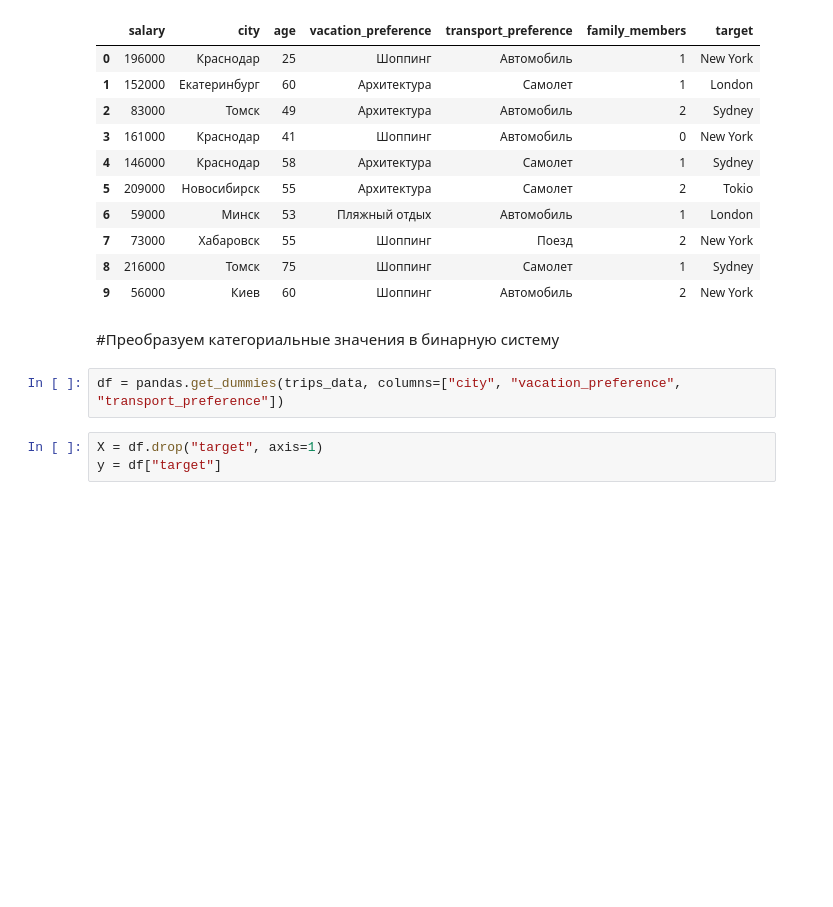
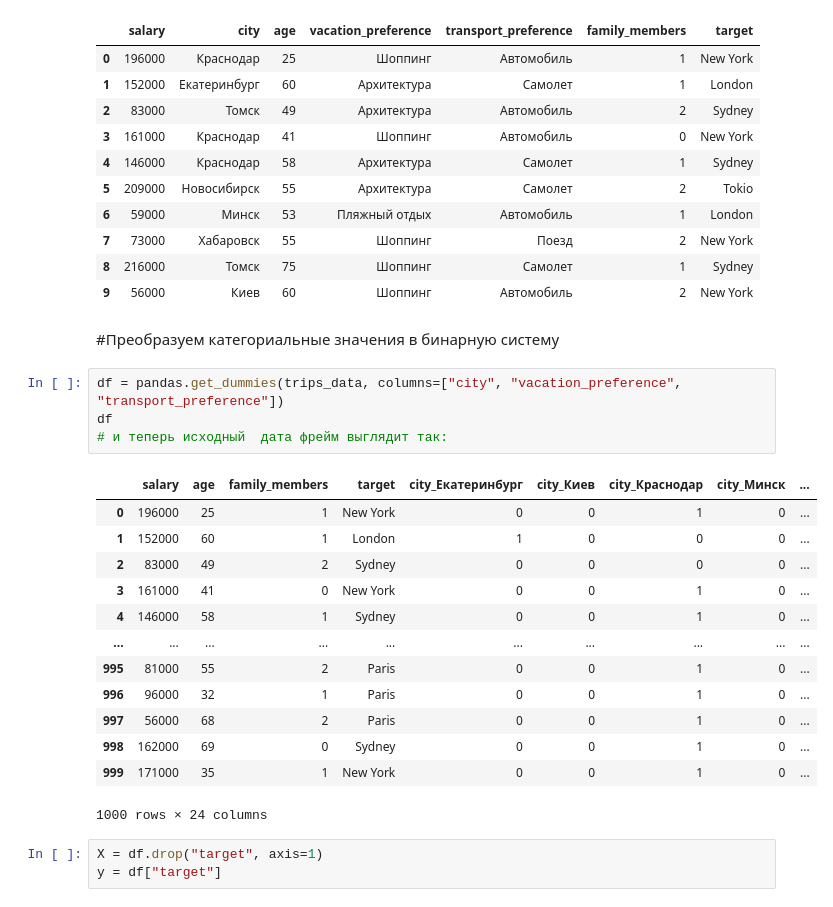
Before and after one commit to QAtester-MM/-----------------------------, a Jupyter notebook: Travel_dataset.ipynb, the cells around one changed output. Drawn from its saved outputs; the diff is of its cells as text; blank space fills up the shorter version.

```diff
--- a/Travel_dataset.ipynb
+++ b/Travel_dataset.ipynb
@@ -149,6 +149,22 @@ trips_data.head(10)
 #Преобразуем категориальные значения в бинарную систему
 # %%
 df = pandas.get_dummies(trips_data, columns=["city", "vacation_preference", "transport_preference"])
+df
+# и теперь исходный  дата фрейм выглядит так:
+# %% [output]
+|  | salary | age | family_members | target | city_Екатеринбург | city_Киев | city_Краснодар | city_Минск | ... |
+| 0 | 196000 | 25 | 1 | New York | 0 | 0 | 1 | 0 | ... |
+| 1 | 152000 | 60 | 1 | London | 1 | 0 | 0 | 0 | ... |
+| 2 | 83000 | 49 | 2 | Sydney | 0 | 0 | 0 | 0 | ... |
+| 3 | 161000 | 41 | 0 | New York | 0 | 0 | 1 | 0 | ... |
+| 4 | 146000 | 58 | 1 | Sydney | 0 | 0 | 1 | 0 | ... |
+| ... | ... | ... | ... | ... | ... | ... | ... | ... | ... |
+| 995 | 81000 | 55 | 2 | Paris | 0 | 0 | 1 | 0 | ... |
+| 996 | 96000 | 32 | 1 | Paris | 0 | 0 | 1 | 0 | ... |
+| 997 | 56000 | 68 | 2 | Paris | 0 | 0 | 1 | 0 | ... |
+| 998 | 162000 | 69 | 0 | Sydney | 0 | 0 | 1 | 0 | ... |
+| 999 | 171000 | 35 | 1 | New York | 0 | 0 | 1 | 0 | ... |
+1000 rows × 24 columns
 # %%
 X = df.drop("target", axis=1)
 y = df["target"]
```
Also changed, not shown: parts of 3 cells of this notebook.
